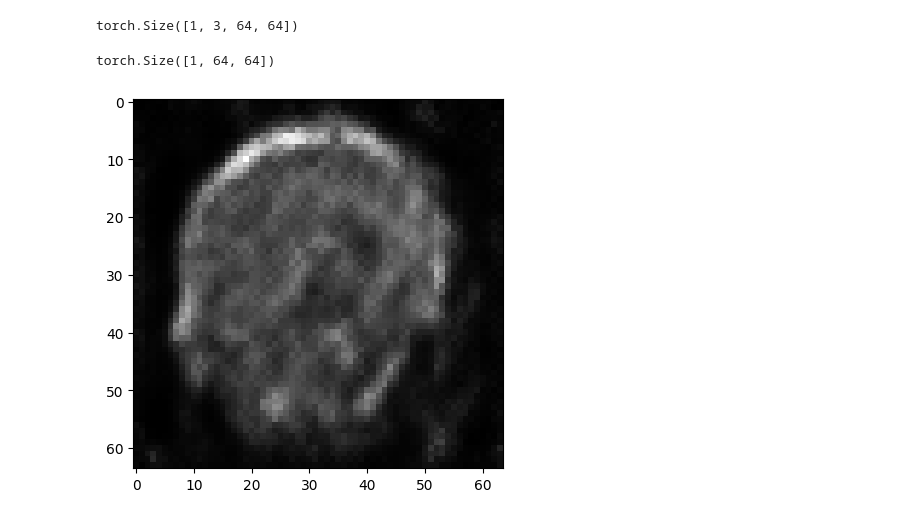
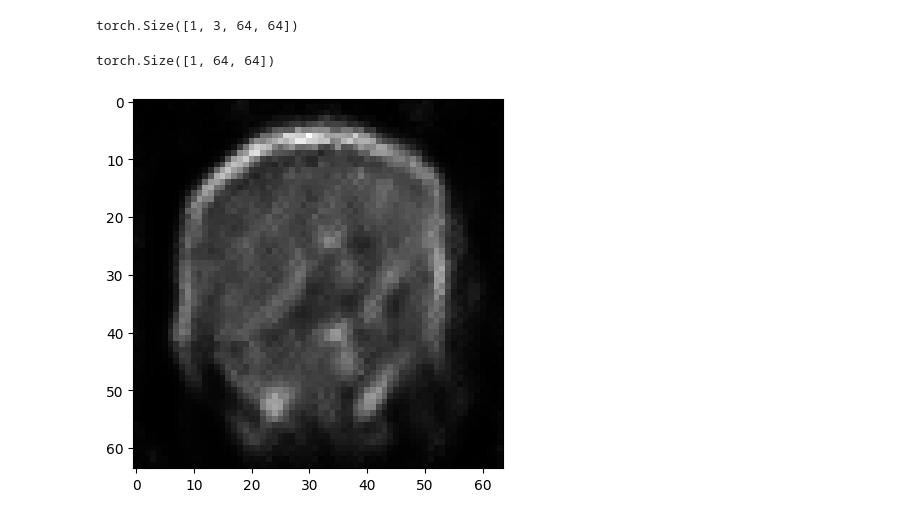
Before and after one commit to VectorJamo/Deep-Learning-Projects, a Jupyter notebook: Model Inversion/Tumor Inversion/Recovered Image Similarity - FedDyn & Tumor Dataset.ipynb, the cells around one changed output. Drawn from its saved outputs; the diff is of its cells as text; code cells hidden in the pictures.

```diff
--- a/Model Inversion/Tumor Inversion/Recovered Image Similarity - FedDyn & Tumor Dataset.ipynb
+++ b/Model Inversion/Tumor Inversion/Recovered Image Similarity - FedDyn & Tumor Dataset.ipynb
@@ -564,13 +564,13 @@ fake1_image.shape
 # %% [output]
 torch.Size([1, 3, 64, 64])
 # %%
-fake = class3_optimized_latent_vectors[11]
+fake = class0_optimized_latent_vectors[19]
 fake_img = gen(fake.to(device)).squeeze(dim=0)
 print(fake_img.shape)
 visualize_image(fake_img.detach().cpu())
 # %% [output]
 torch.Size([1, 64, 64])
-[figure, old version]
+[figure, new version]
 # %%
 # Get the features of the images
 features_original = get_feature(class1_original_image)
```
Also changed, not shown: parts of 10 cells of this notebook, 2 other files.
